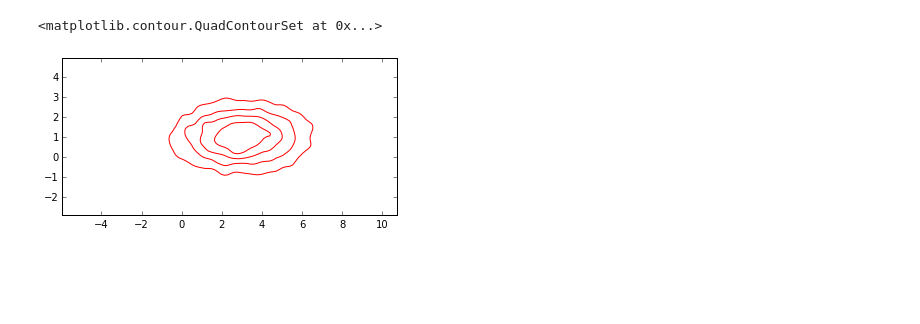
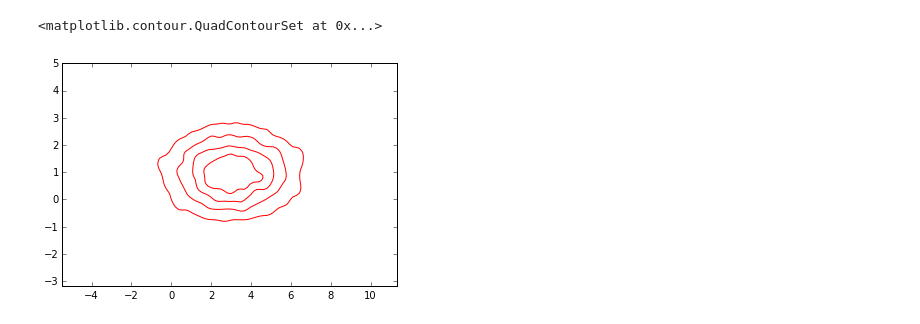
Before and after one commit to bamford/Debiasing-testing, a Jupyter notebook: Plotting_code_notebooks/2d_KDEs.ipynb, the cells around one changed output. Saved outputs shown, nothing was run; the diff lists cells and outputs as text; code cells hidden in the pictures; blank space fills up the shorter version.

```diff
--- a/Plotting_code_notebooks/2d_KDEs.ipynb
+++ b/Plotting_code_notebooks/2d_KDEs.ipynb
@@ -1,12 +11,5 @@
 # %%
-# A code for finding a reasonable value for the width of a gaussian using cross-validation.
-
-from sklearn.cross_validation import KFold
-from sklearn.neighbors.kde import KernelDensity
-
-% matplotlib inline
-
-def get_bins(x_range=None,y_range=None,N):
+def get_bins(N,x_range,y_range):
 
     bins_x = np.linspace(x_range[0],x_range[1],N+1)
     bins_y = np.linspace(y_range[0],y_range[1],N+1)
@@ -21,16 +24,8 @@ def get_bins(x_range=None,y_range=None,N):
     xy = np.array([np.ravel(xx_centres),np.ravel(yy_centres)]).T # Used to 'score' the samples.
 
     return xx,yy,xx_centres,yy_centres,xy
-
-def f(x,y):
-    return (1/math.sqrt(2*math.pi))*np.exp(-(np.sqrt(x**2+y**2))/2)
 # %%
 def get_kde_bandwidth(values,x_range=None,y_range=None,N=10,n_folds=5,num_sigmas=20,plot_values=False):
-
-    if x_range == None:
-        x_range = [np.min(values[:,0]),np.max(values[:,0])]
-    if y_range == None:
-
 
     xx,yy,xxc,yyc,xy = get_bins(x_range=x_range,y_range=y_range,N=N)
 
@@ -147,13 +142,13 @@ def sigma_hist(x,y,N_optimise=10,N_out=100,levels=[0.2,0.4,0.6,0.8],x_range=None
 # %%
 V = np.random.randn(10**4,2)
 V[:,0] = V[:,0]*2 + 3
 V[:,1] = V[:,1] + 1
 
 x2,y2,h2,v2 = sigma_hist(x=V[:,0],y=V[:,1])
 
-plt.subplot(111,aspect='equal')
+#plt.subplot(111,aspect='equal')
 
 plt.contour(x2,y2,h2,v2,colors='r',levels=v2)
 # %% [output]
 <matplotlib.contour.QuadContourSet at 0x...>
-[figure, old version]
+[figure, new version]
```
Also changed, not shown: parts of 3 cells of this notebook, 1 other file.
